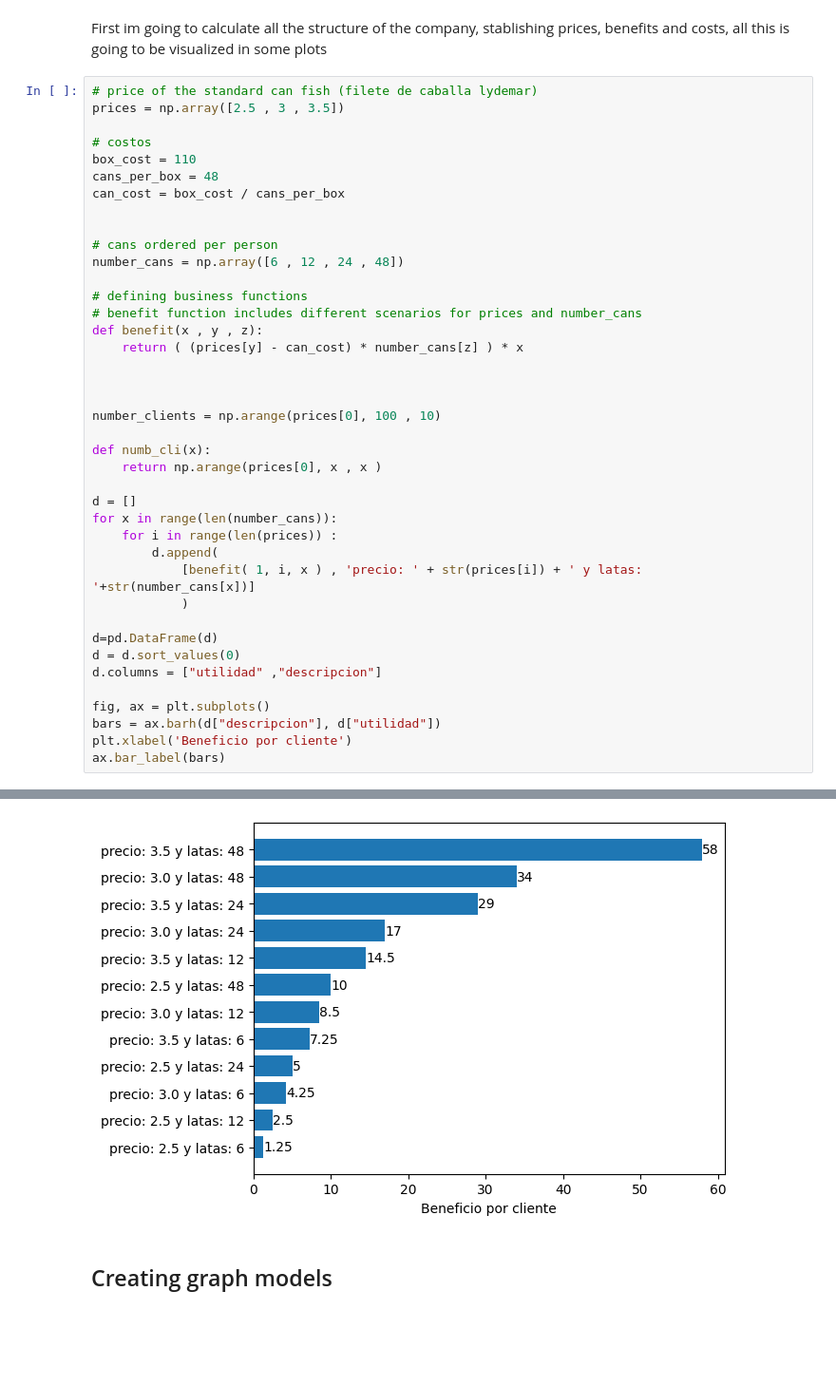
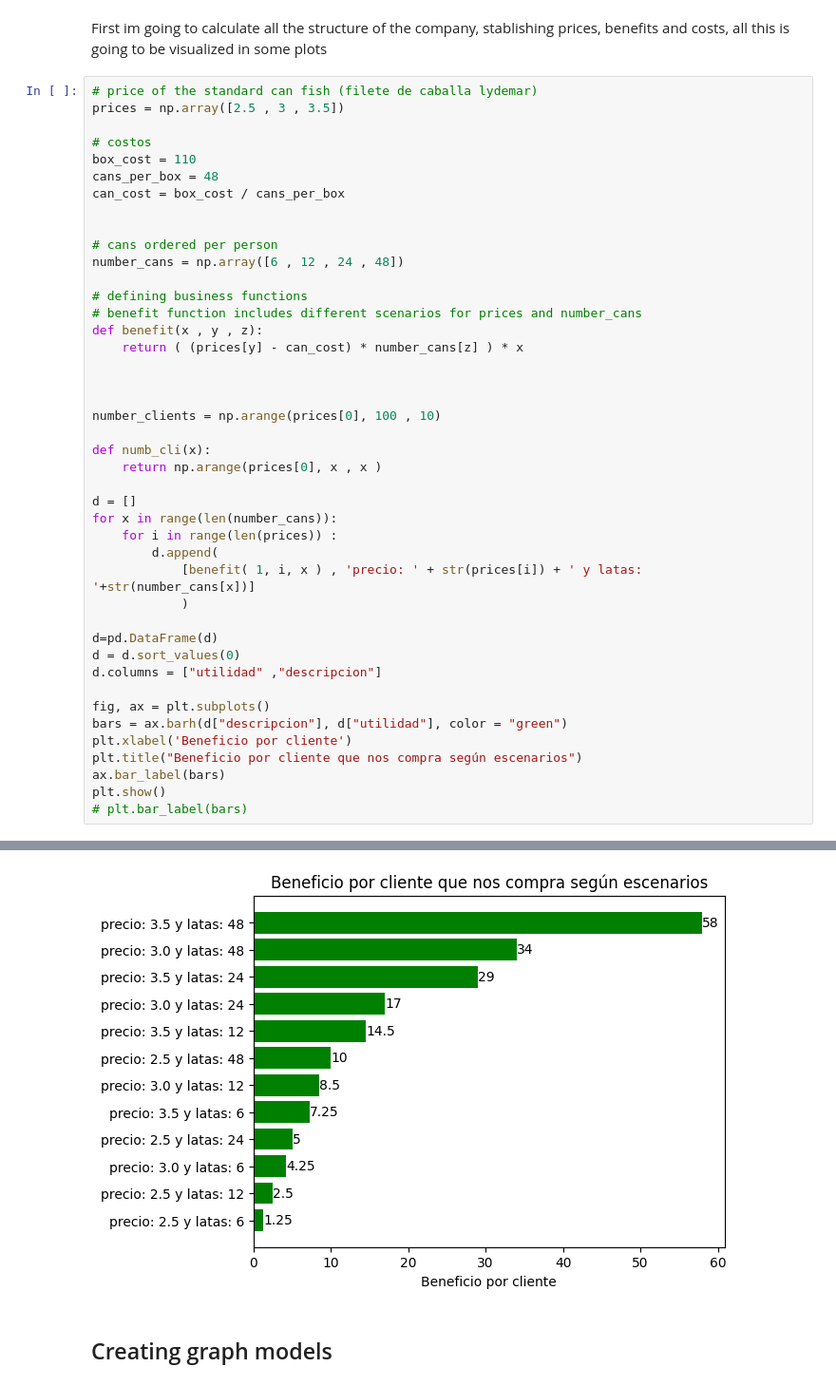
Before and after one commit to chopper210397/Lydemar, a Jupyter notebook: eda_lima_business_case.ipynb, the cells around one changed output, grey strips where cells are left out. Shown: that part at 95% size. Saved outputs shown, nothing was run; the diff lists cells and outputs as text; blank space fills up the shorter version.

```diff
--- a/eda_lima_business_case.ipynb
+++ b/eda_lima_business_case.ipynb
@@ -46,7 +46,10 @@ d = d.sort_values(0)
 d.columns = ["utilidad" ,"descripcion"]
 
 fig, ax = plt.subplots()
-bars = ax.barh(d["descripcion"], d["utilidad"])
+bars = ax.barh(d["descripcion"], d["utilidad"], color = "green")
 plt.xlabel('Beneficio por cliente')
+plt.title("Beneficio por cliente que nos compra según escenarios")
 ax.bar_label(bars)
+plt.show()
+# plt.bar_label(bars)
 # %% [output]
@@ -65,4 +56,4 @@ ax.bar_label(bars)
-[figure, old version]
+[figure, new version]
 # %% [markdown]
 ## Creating graph models
 # %%
```
Also changed, not shown: parts of 1 cell of this notebook.
